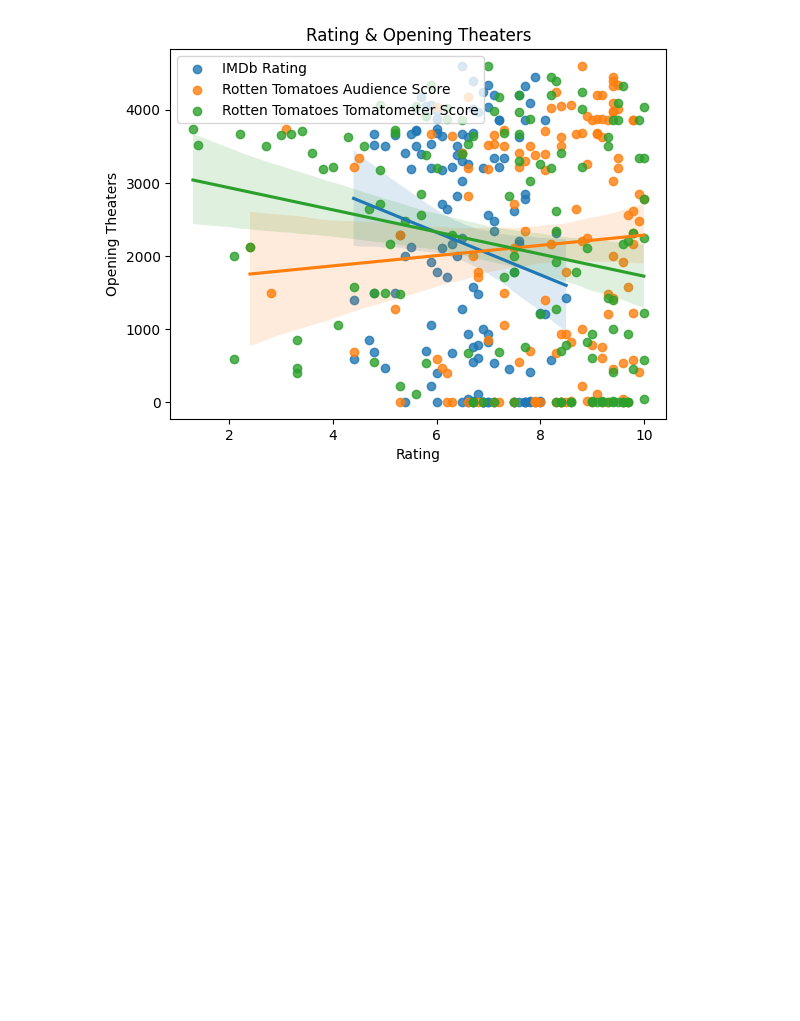
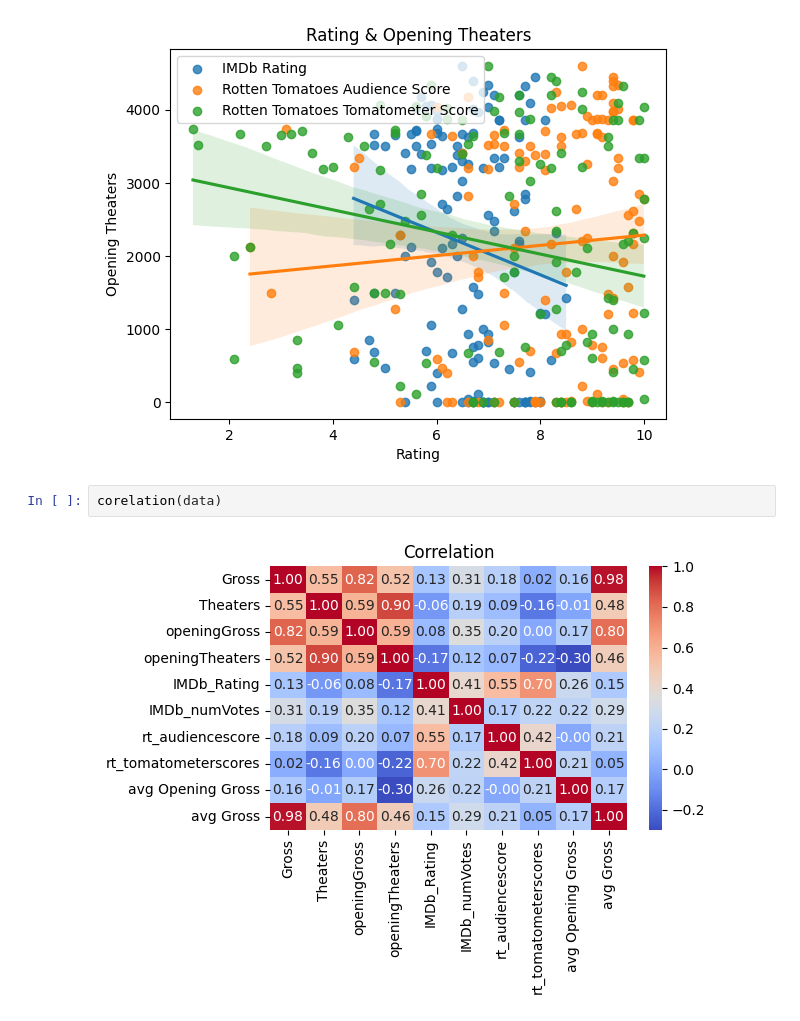
Before and after one commit to 00helloworld/DATA_24M26, a Jupyter notebook: results/analyze_visualize.ipynb, the cells around one changed output. Cells and saved outputs as stored; diff of their text form; blank space fills up the shorter version.

```diff
--- a/results/analyze_visualize.ipynb
+++ b/results/analyze_visualize.ipynb
@@ -157,3 +157,7 @@ plot_rating_theaters(data)
 plot_rating_opening_theaters(data)
 # %% [output]
 [figure]
+# %%
+corelation(data)
+# %% [output]
+[figure, added]
```
Also changed, not shown: parts of 1 cell of this notebook, 1 other file.
